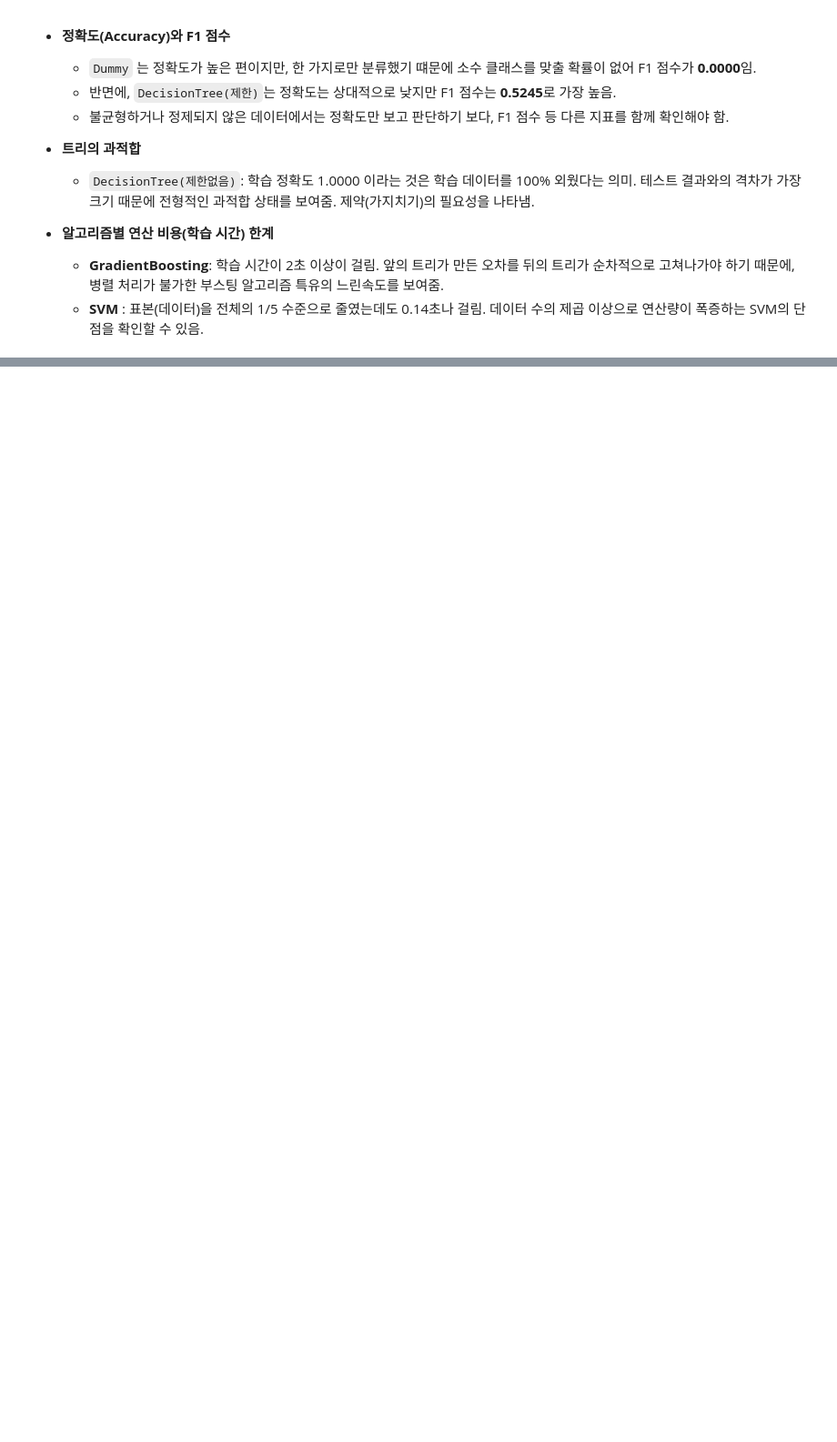
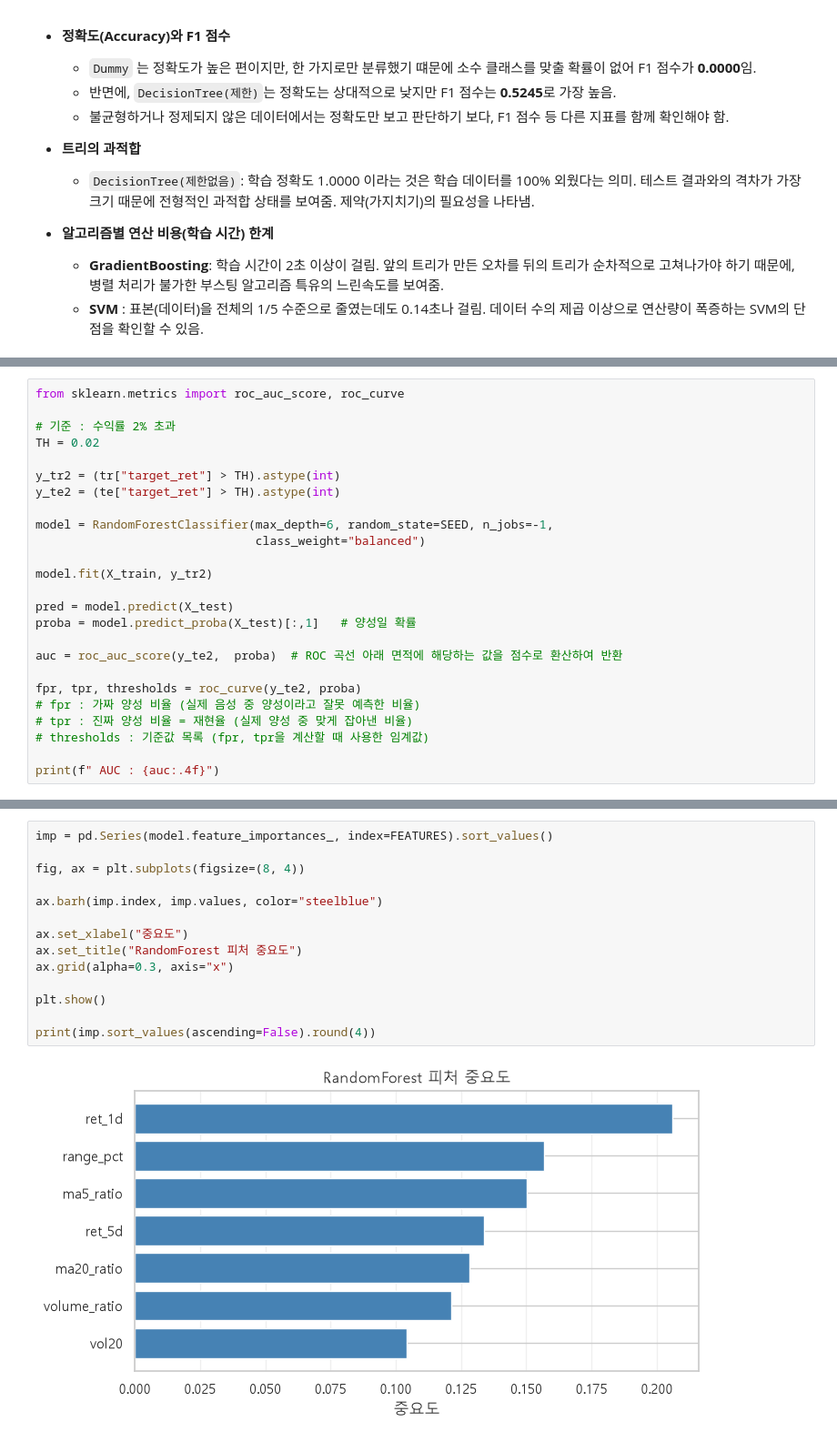
Before and after one commit to yoell1/6_Python, a Jupyter notebook: 12_ml/03_classification.ipynb, the cells around one changed output, grey strips where cells are left out. Shown at 91% size. Drawn from its saved outputs; the diff is of its cells as text; blank space fills up the shorter version.

```diff
--- a/12_ml/03_classification.ipynb
+++ b/12_ml/03_classification.ipynb
@@ -221,0 +479,25 @@ plt.show()
+# %%
+from sklearn.metrics import roc_auc_score, roc_curve
+
+# 기준 : 수익률 2% 초과
+TH = 0.02
+
+y_tr2 = (tr["target_ret"] > TH).astype(int)
+y_te2 = (te["target_ret"] > TH).astype(int)
+
+model = RandomForestClassifier(max_depth=6, random_state=SEED, n_jobs=-1,
+                               class_weight="balanced")
+
+model.fit(X_train, y_tr2)
+
+pred = model.predict(X_test)
+proba = model.predict_proba(X_test)[:,1]   # 양성일 확률
+
+auc = roc_auc_score(y_te2,  proba)  # ROC 곡선 아래 면적에 해당하는 값을 점수로 환산하여 반환
+
+fpr, tpr, thresholds = roc_curve(y_te2, proba)
+# fpr : 가짜 양성 비율 (실제 음성 중 양성이라고 잘못 예측한 비율)
+# tpr : 진짜 양성 비율 = 재현율 (실제 양성 중 맞게 잡아낸 비율)
+# thresholds : 기준값 목록 (fpr, tpr을 계산할 때 사용한 임계값)
+
+print(f" AUC : {auc:.4f}")
@@ -221,0 +557,16 @@ plt.show()
+# %%
+imp = pd.Series(model.feature_importances_, index=FEATURES).sort_values()
+
+fig, ax = plt.subplots(figsize=(8, 4))
+
+ax.barh(imp.index, imp.values, color="steelblue")
+
+ax.set_xlabel("중요도")
+ax.set_title("RandomForest 피처 중요도")
+ax.grid(alpha=0.3, axis="x")
+
+plt.show()
+
+print(imp.sort_values(ascending=False).round(4))
+# %% [output]
+[figure, added]
```
Also changed, not shown: parts of 23 cells of this notebook.
